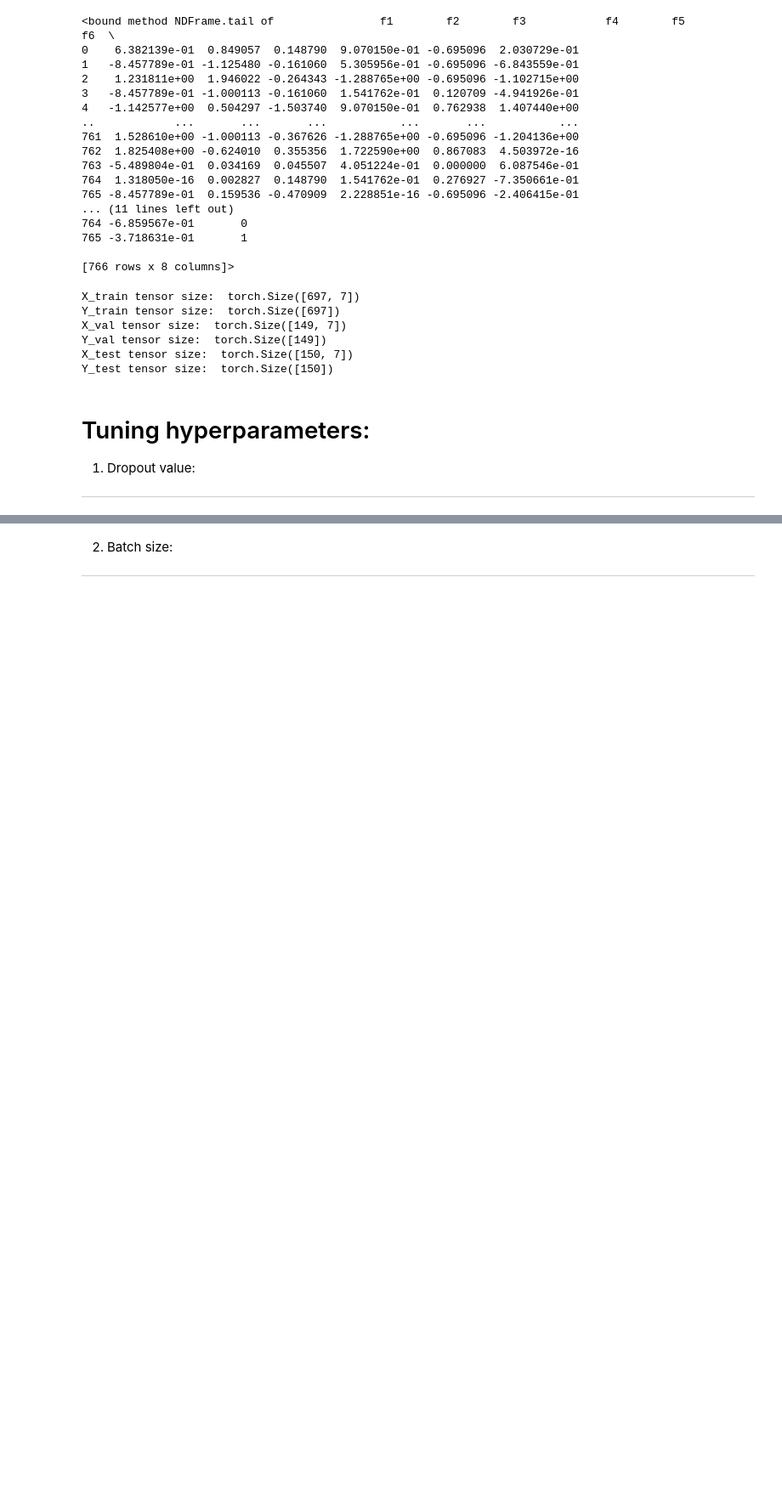
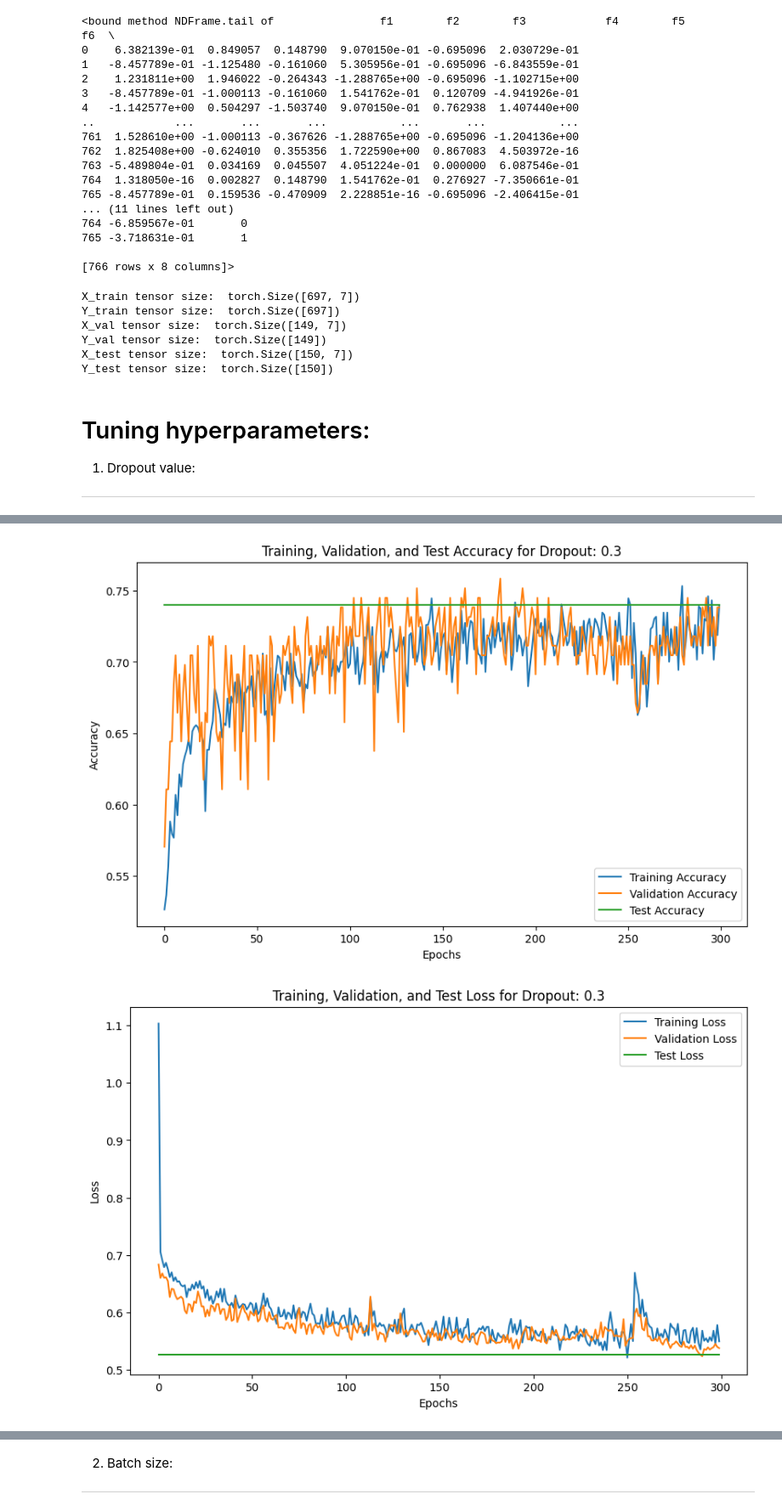
Before and after one commit to ruthvik-30/A2_ML, a Jupyter notebook: A2_part2.ipynb, the cells around one changed output, grey strips where cells are left out. Shown at 85% size. Cells and saved outputs as stored; diff of their text form; code cells hidden in the pictures; blank space fills up the shorter version.

```diff
--- a/A2_part2.ipynb
+++ b/A2_part2.ipynb
@@ -215,6 +215,8 @@ for dropout in dropout_rate:
 
     test_loss /= len(test_dataloader.dataset)
     test_accuracy = accuracy_score(y_true, y_pred)
+    test_losses_dropout = [test_loss] * total_epochs
+    test_accuracies_dropout = [test_accuracy] * total_epochs
     print(f"Test Loss: {test_loss:.4f}, Test Accuracy: {test_accuracy:.4f}")
     y_true = torch.tensor(y_true)
     y_pred = torch.tensor(y_pred)
@@ -225,4 +227,25 @@ for dropout in dropout_rate:
     print(f"Test Precision: {precision:.4f}")
     print(f"Test Recall: {recall:.4f}")
     print(f"Test F1 Score: {f1:.4f}")
+    # Accuracy graph
+    plt.figure(figsize=(10, 6))
+    plt.plot(range(total_epochs), train_accuracies, label='Training Accuracy')
+    plt.plot(range(total_epochs), val_accuracies, label='Validation Accuracy')
+    plt.plot(range(total_epochs), test_accuracies_dropout, label='Test Accuracy')
+    plt.xlabel('Epochs')
+    plt.ylabel('Accuracy')
+    plt.title(f'Training, Validation, and Test Accuracy for Dropout: {dropout}')
+    plt.legend()
+    plt.show()
+
+    # Loss graph
+    plt.figure(figsize=(10, 6))
+    plt.plot(range(total_epochs), train_losses, label='Training Loss')
+    plt.plot(range(total_epochs), val_losses, label='Validation Loss')
+    plt.plot(range(total_epochs), test_losses_dropout, label='Test Loss')
+    plt.xlabel('Epochs')
+    plt.ylabel('Loss')
+    plt.title(f'Training, Validation, and Test Loss for Dropout: {dropout}')
+    plt.legend()
+    plt.show()
 # %% [output]
@@ -245,0 +269,2 @@ Test F1 Score: 0.3956
+[figure, added]
+[figure, added]
```
Also changed, not shown: parts of 12 cells of this notebook, 2 other files.
